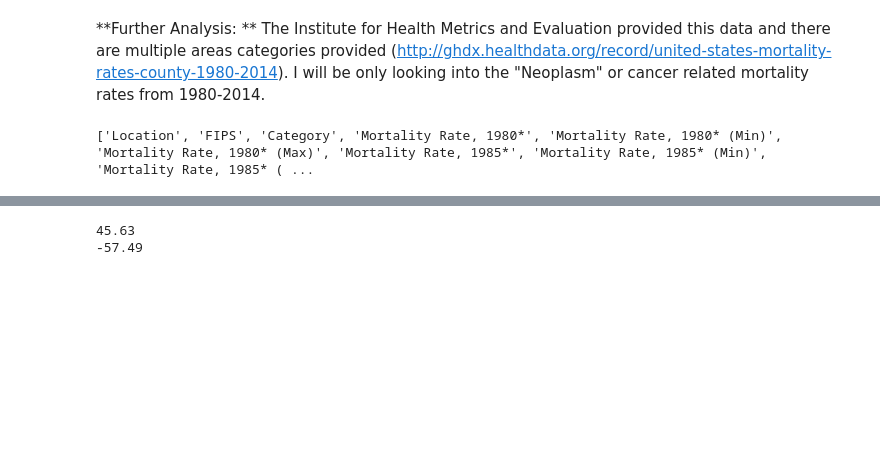
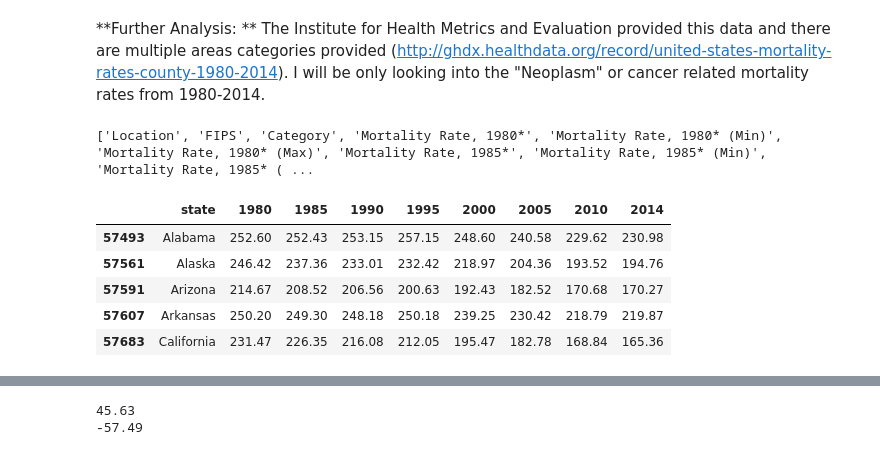
Before and after one commit to j-crowe/Cancer-Mortality-Visualization, a Jupyter notebook: mortality.ipynb, the cells around one changed output, grey strips where cells are left out. Drawn from its saved outputs; the diff is of its cells as text; code cells hidden in the pictures; blank space fills up the shorter version.

```diff
--- a/mortality.ipynb
+++ b/mortality.ipynb
@@ -35,0 +95,23 @@ counties = visualize[visualize['FIPS'] > 56]
+# %%
+state_level = state_level.drop([
+        'Mortality Rate, 1980* (Min)',
+        'Mortality Rate, 1980* (Max)',
+        'Mortality Rate, 1985* (Min)',
+        'Mortality Rate, 1985* (Max)',
+        'Mortality Rate, 1990* (Min)',
+        'Mortality Rate, 1990* (Max)',
+        'Mortality Rate, 1995* (Min)',
+        'Mortality Rate, 1995* (Max)',
+        'Mortality Rate, 2000* (Min)',
+        'Mortality Rate, 2000* (Max)',
+        'Mortality Rate, 2005* (Min)',
+        'Mortality Rate, 2005* (Max)',
+        'Mortality Rate, 2010* (Min)',
+        'Mortality Rate, 2010* (Max)',
+        'Mortality Rate, 2014* (Max)',
+        'Mortality Rate, 2014* (Min)',
+        '% Change in Mortality Rate, 1980-2014 (Min)',
+        '% Change in Mortality Rate, 1980-2014 (Max)',
+        'Category',
+        'FIPS'
+    ],axis=1)
@@ -35,0 +138,12 @@ counties = visualize[visualize['FIPS'] > 56]
+# %%
+state_level_yearly = state_level.drop([
+        'change'
+    ],axis=1)
+state_level_yearly.head()
+# %% [output]
+|  | state | 1980 | 1985 | 1990 | 1995 | 2000 | 2005 | 2010 | 2014 |
+| 57493 | Alabama | 252.60 | 252.43 | 253.15 | 257.15 | 248.60 | 240.58 | 229.62 | 230.98 |
+| 57561 | Alaska | 246.42 | 237.36 | 233.01 | 232.42 | 218.97 | 204.36 | 193.52 | 194.76 |
+| 57591 | Arizona | 214.67 | 208.52 | 206.56 | 200.63 | 192.43 | 182.52 | 170.68 | 170.27 |
+| 57607 | Arkansas | 250.20 | 249.30 | 248.18 | 250.18 | 239.25 | 230.42 | 218.79 | 219.87 |
+| 57683 | California | 231.47 | 226.35 | 216.08 | 212.05 | 195.47 | 182.78 | 168.84 | 165.36 |
```
Also changed, not shown: parts of 6 cells of this notebook.
